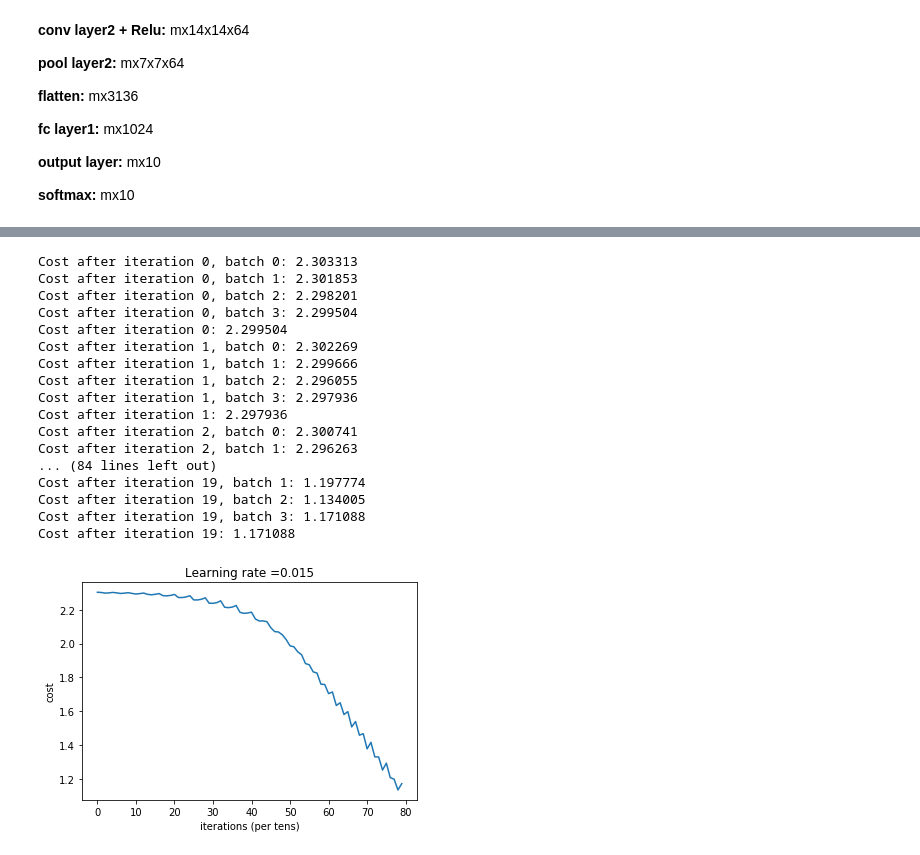
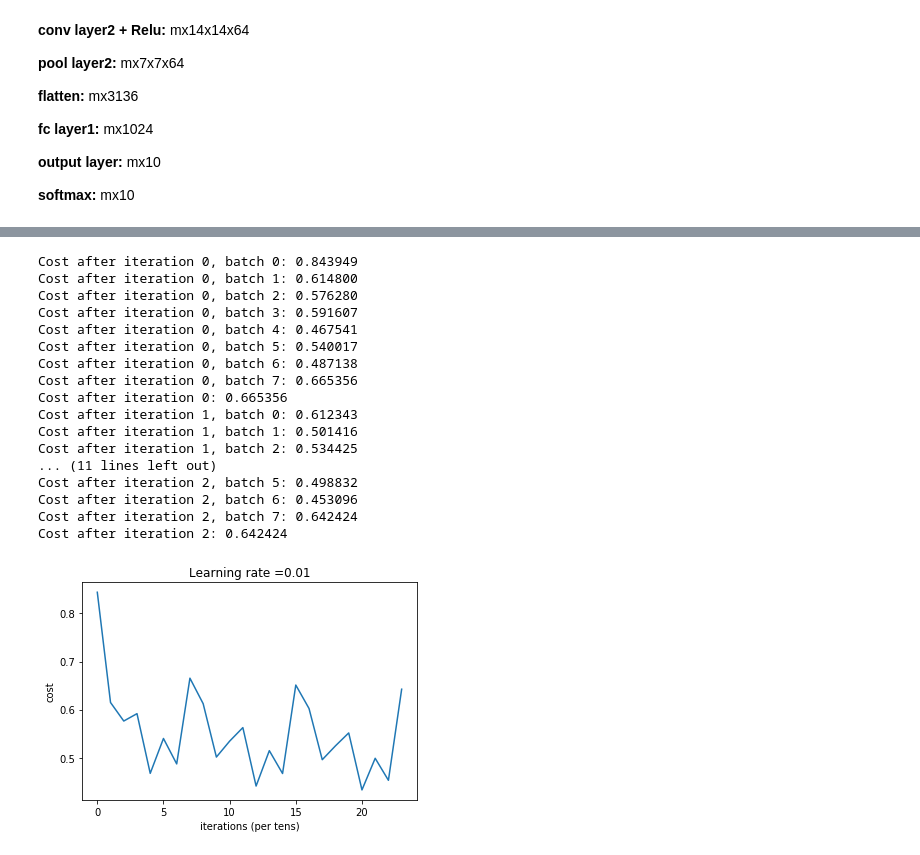
Before and after one commit to wssrcok/DeepLearning, a Jupyter notebook: CNN/cnn_mnist.ipynb, the cells around one changed output, grey strips where cells are left out. Cells and saved outputs as stored; diff of their text form; code cells hidden in the pictures.

```diff
--- a/CNN/cnn_mnist.ipynb
+++ b/CNN/cnn_mnist.ipynb
@@ -104,6 +104,6 @@ plt.imshow(input_layer[0,0])
 # training model
 filter_dims = [(32,1,5,5),(64,32,5,5)]
 layers_dims = [3136, 1024, classes] #  2-layer model
-parameters, parameters_conv, grads, conv_grads = cnn_model(input_layer[0:256], train_labels[0:256], filter_dims, layers_dims,
-                                                           truncate = 0, batch_size = 256, learning_rate = 0.02, num_iterations = 1, print_cost = True)
+parameters, parameters_conv, grads, conv_grads = cnn_model(input_layer[0:2048], train_labels[0:2048], filter_dims, layers_dims,
+                                                           truncate = 8, batch_size = 128, learning_rate = 0.02, num_iterations = 1, print_cost = True)
 # %% [output]
@@ -113,25 +128,25 @@ Cost after iteration 0: 2.301250
 # %%
 #further training on the same model
-parameters, parameters_conv, grads, conv_grads = cnn_model(input_layer[0:256], train_labels[:,0:256], layers_dims, filter_dims, truncate = 0, batch_size = 64, learning_rate = 0.015, num_iterations = 20, parameters = parameters, parameters_conv = parameters_conv, print_cost = True)
+parameters, parameters_conv, grads, conv_grads = cnn_model(input_layer[0:2048], train_labels[:,0:2048], layers_dims, filter_dims, truncate = 8, batch_size = 256, learning_rate = 0.01, num_iterations = 3, parameters = parameters, parameters_conv = parameters_conv, print_cost = True)
 # %% [output]
-Cost after iteration 0, batch 0: 2.303313
-Cost after iteration 0, batch 1: 2.301853
-Cost after iteration 0, batch 2: 2.298201
-Cost after iteration 0, batch 3: 2.299504
-Cost after iteration 0: 2.299504
-Cost after iteration 1, batch 0: 2.302269
-Cost after iteration 1, batch 1: 2.299666
-Cost after iteration 1, batch 2: 2.296055
-Cost after iteration 1, batch 3: 2.297936
-Cost after iteration 1: 2.297936
-Cost after iteration 2, batch 0: 2.300741
-Cost after iteration 2, batch 1: 2.296263
-... (84 lines left out)
-Cost after iteration 19, batch 1: 1.197774
-Cost after iteration 19, batch 2: 1.134005
-Cost after iteration 19, batch 3: 1.171088
-Cost after iteration 19: 1.171088
+Cost after iteration 0, batch 0: 0.843949
+Cost after iteration 0, batch 1: 0.614800
+Cost after iteration 0, batch 2: 0.576280
+Cost after iteration 0, batch 3: 0.591607
+Cost after iteration 0, batch 4: 0.467541
+Cost after iteration 0, batch 5: 0.540017
+Cost after iteration 0, batch 6: 0.487138
+Cost after iteration 0, batch 7: 0.665356
+Cost after iteration 0: 0.665356
+Cost after iteration 1, batch 0: 0.612343
+Cost after iteration 1, batch 1: 0.501416
+Cost after iteration 1, batch 2: 0.534425
+... (11 lines left out)
+Cost after iteration 2, batch 5: 0.498832
+Cost after iteration 2, batch 6: 0.453096
+Cost after iteration 2, batch 7: 0.642424
+Cost after iteration 2: 0.642424
-[figure, old version]
+[figure, new version]
 # %%
 train_labels.shape
 # %%
```
Also changed, not shown: parts of 8 cells of this notebook.
